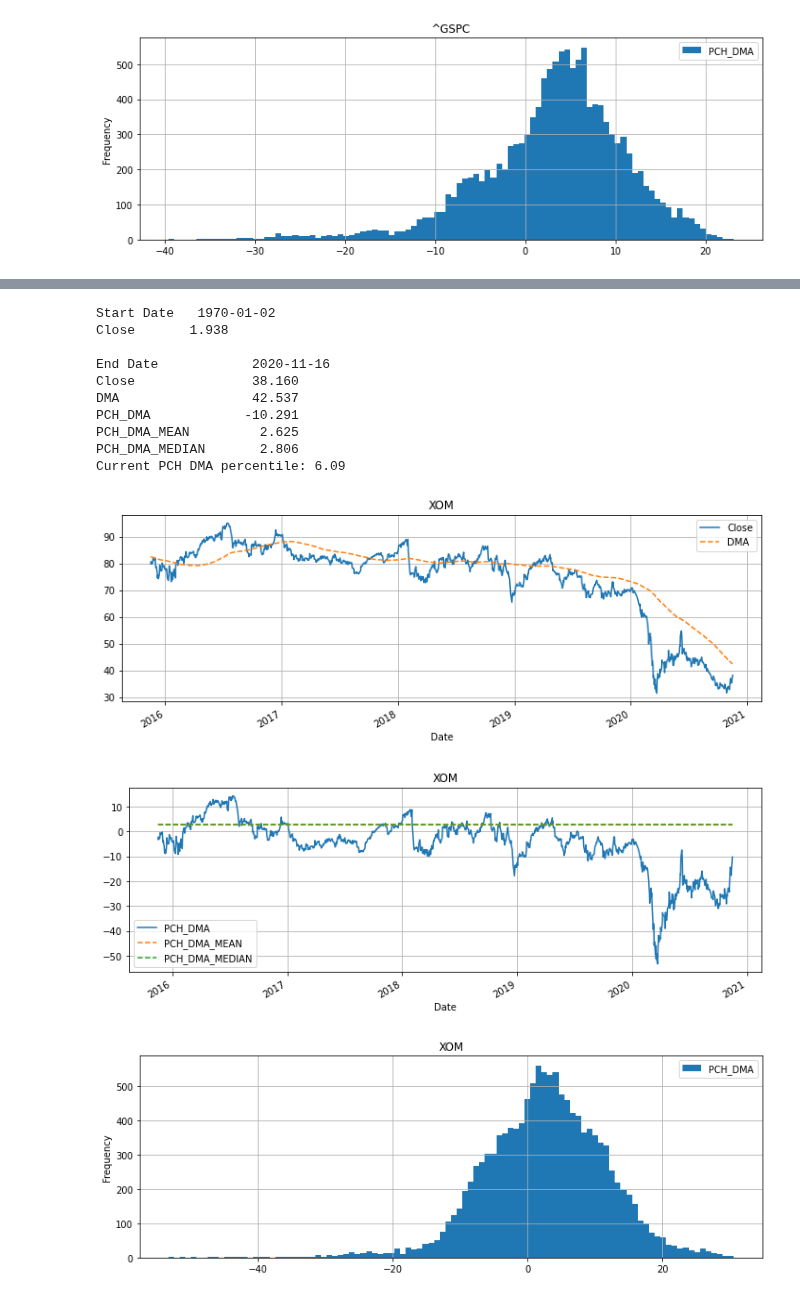
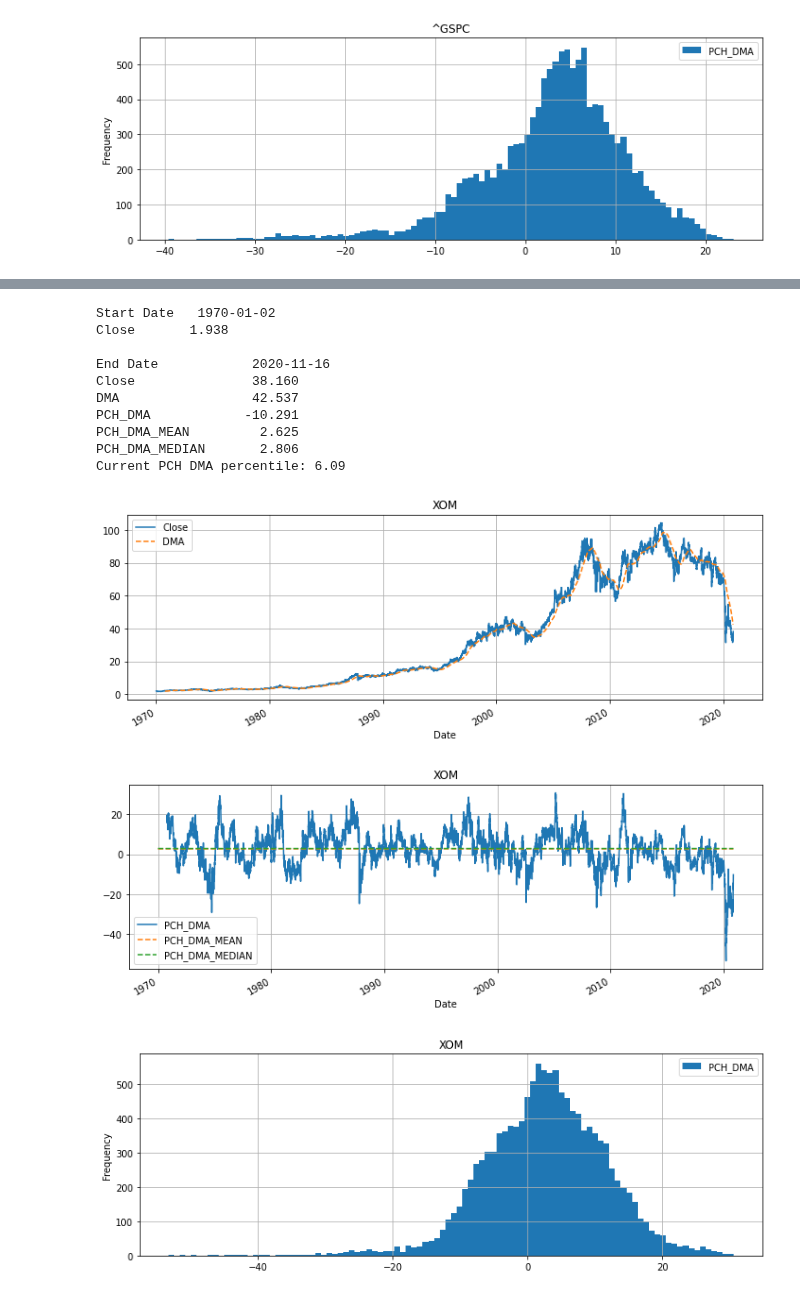
Before and after one commit to bamage00/notebooks, a Jupyter notebook: fin_2.ipynb, the cells around one changed output, grey strips where cells are left out. Cells and saved outputs as stored; diff of their text form; code cells hidden in the pictures.

```diff
--- a/fin_2.ipynb
+++ b/fin_2.ipynb
@@ -126,22 +126,22 @@ Current PCH DMA percentile: 39.63
 # %%
 ticker = 'XOM'
 df = get_dma_analysis(ticker=ticker)
-plot_dma_analysis(df, start_date=five_years, title=ticker)
+plot_dma_analysis(df, start_date=start_date, title=ticker)
 get_dma_percentile(df)
 plot_dma_hist(df, title=ticker)
 # %% [output]
 Start Date   1970-01-02
 Close       1.938
 
 End Date            2020-11-16
 Close               38.160
 DMA                 42.537
 PCH_DMA            -10.291
 PCH_DMA_MEAN         2.625
 PCH_DMA_MEDIAN       2.806
 Current PCH DMA percentile: 6.09
-[figure, old version]
+[figure, new version]
-[figure, old version]
+[figure, new version]
 [figure]
 # %%
 ticker = 'BA'
```
Also changed, not shown: parts of 4 cells of this notebook.
